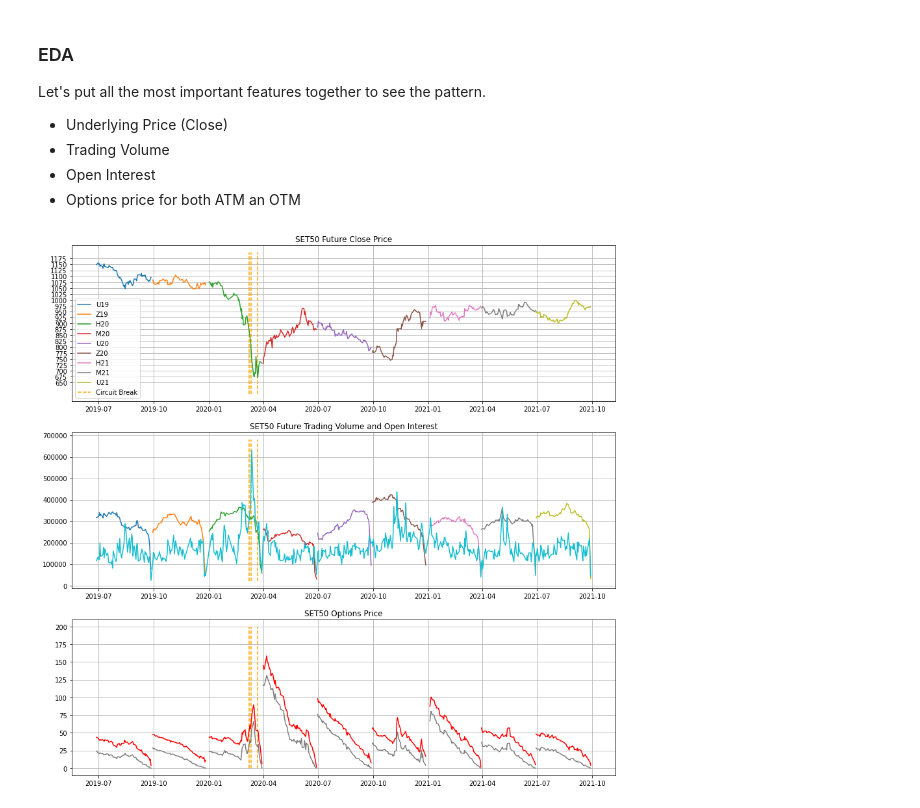
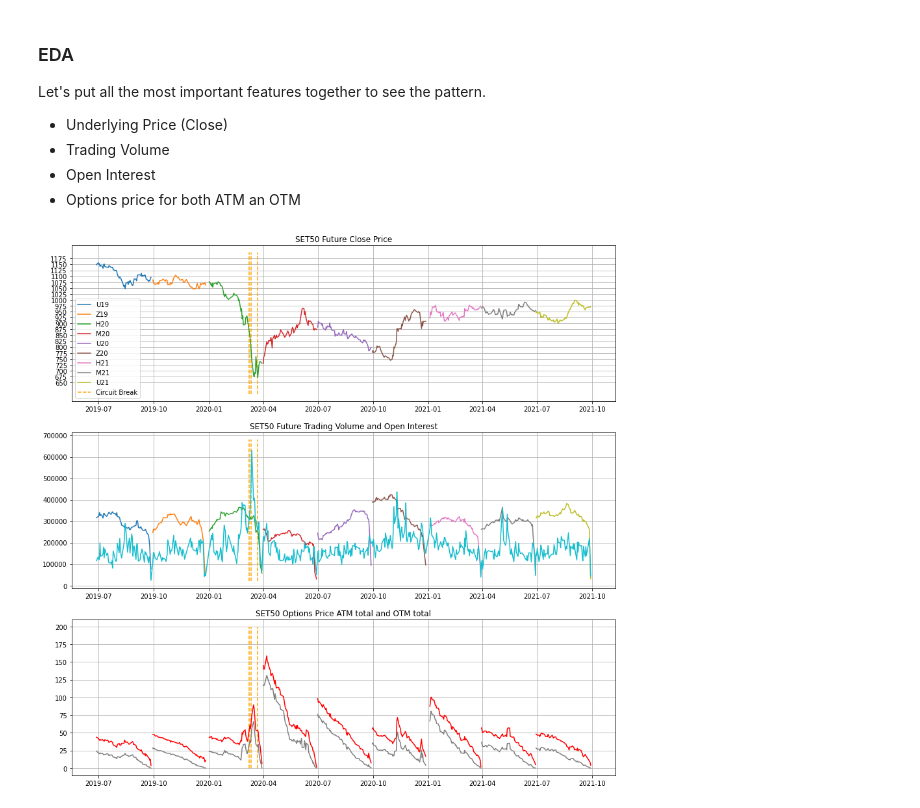
Before and after one commit to soi130/options_analysis, a Jupyter notebook: options_analytics.ipynb, the cells around one changed output. Cells and saved outputs as stored; diff of their text form; code cells hidden in the pictures.

```diff
--- a/options_analytics.ipynb
+++ b/options_analytics.ipynb
@@ -336,32 +336,32 @@ for symbol in ready_df['Series'].unique():
     plt.plot(ready_df.loc[ready_df['Series'] == symbol, 'Date'],
                     ready_df.loc[ready_df['Series'] == symbol, 'Close'],label=symbol)
 plt.title('SET50 Future Close Price')
 plt.grid()
 plt.yticks(interval)
 plt.vlines(['2020-03-09','2020-03-12','2020-03-23'],ymin=600,ymax=1200,label='Circuit Break',linestyles='dashed',colors='orange')
 plt.legend()
 
 plt.subplot(312)
 plt.title('SET50 Future Trading Volume and Open Interest')
 for symbol in ready_df['Series'].unique():
     plt.plot(ready_df.loc[ready_df['Series'] == symbol, 'Date'],
                     ready_df.loc[ready_df['Series'] == symbol, 'OI'],label=symbol+' OI')
 plt.plot(ready_df.Date,ready_df.Vol,label='Volume')
 plt.vlines(['2020-03-09','2020-03-12','2020-03-23'],ymin=20000,ymax=680000,label='Circuit Break',linestyles='dashed',colors='orange')
 plt.grid()
 
 
 plt.subplot(313)
-plt.title('SET50 Options Price')
+plt.title('SET50 Options Price ATM total and OTM total')
 for symbol in ready_df['Series'].unique():
     plt.plot(ready_df.loc[ready_df['Series'] == symbol, 'Date'],
                     ready_df.loc[ready_df['Series'] == symbol, 'ATM premium'],c='r',label='ATM premiun')
 for symbol in ready_df['Series'].unique():
     plt.plot(ready_df.loc[ready_df['Series'] == symbol, 'Date'],
                     ready_df.loc[ready_df['Series'] == symbol, '+/-1 OTM premium'],c='0.5',label='OTM premium')
 plt.vlines(['2020-03-09','2020-03-12','2020-03-23'],ymin=0,ymax=200,label='Circuit Break',linestyles='dashed',colors='orange')
 plt.grid()
 
 plt.show()
 # %% [output]
-[figure, old version]
+[figure, new version]
```
Also changed, not shown: parts of 16 cells of this notebook.
